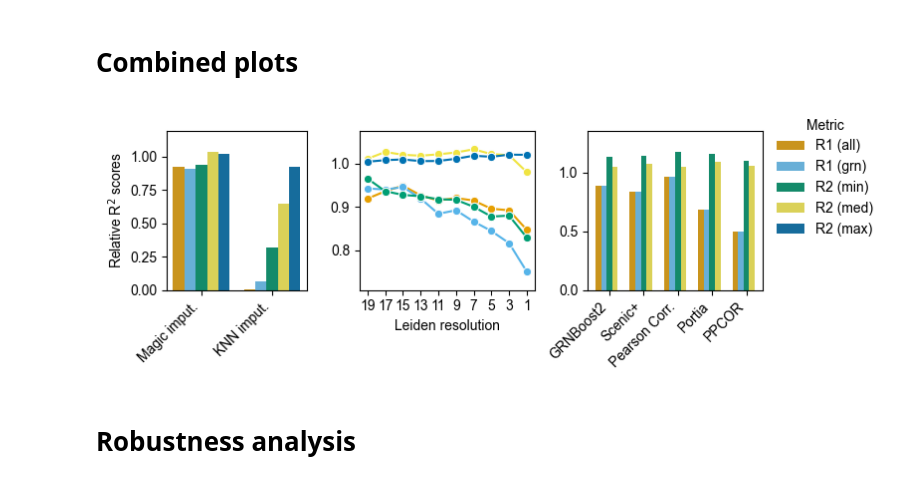
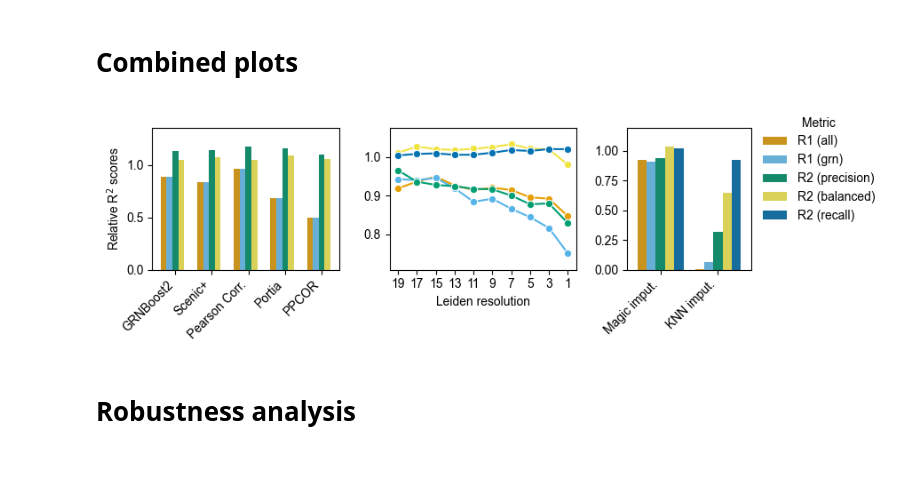
Before and after one commit to janursa/grn_benchmark, a Jupyter notebook: notebooks/process_results.ipynb, the cells around one changed output. Cells and saved outputs as stored; diff of their text form; code cells hidden in the pictures.

```diff
--- a/notebooks/process_results.ipynb
+++ b/notebooks/process_results.ipynb
@@ -29,7 +29,7 @@ results_folder = f'{task_grn_inference_dir}/resources/results'
 scores_dir = '../../task_grn_inference/resources/scores'
 from pandas.api.types import CategoricalDtype
 category_order = CategoricalDtype(categories=['GRNBoost2', 'Scenic+', 'Pearson Corr.', 'Portia', 'PPCOR'], ordered=True)
-metrics_category_order = CategoricalDtype(categories=['R1 (all)', 'R1 (grn)', 'R2 (min)', 'R2 (med)', 'R2 (max)'], ordered=True)
+metrics_category_order = CategoricalDtype(categories=['R1 (all)', 'R1 (grn)', 'R2 (precision)', 'R2 (balanced)', 'R2 (recall)'], ordered=True)
 
 datasets = ['op', 'replogle2', 'nakatake', 'norman', 'adamson']
 
@@ -380,7 +380,6 @@ fig.savefig(f"{results_folder}/figs/evaluation_scores_global_models.png", dpi=30
 # %% [markdown]
 # Scores: pseduobulking
 # %%
-fig, ax = plt.subplots(1, 1, figsize=(3, 6), sharey=False)
 
 scores_mat = pd.read_csv(f'{results_folder}/metacells/scores_all.csv', index_col=0)
 scores_mat.columns = scores_mat.columns.map(surragate_names)
@@ -388,7 +387,8 @@ scores_mat.index = scores_mat.index.map(lambda name: 'Original' if name == -1 el
 
 index_oder = ['Original'] + [f'Metacell (res={name})' for name in range(19, 0, -2)]
 
-scores_mat = scores_mat.reindex(index=index_oder)
-plot_heatmap(scores_mat, name='', ax=ax, cmap="viridis")
+# fig, ax = plt.subplots(1, 1, figsize=(3, 6), sharey=False)
+# scores_mat = scores_mat.reindex(index=index_oder)
+# plot_heatmap(scores_mat, name='', ax=ax, cmap="viridis")
 # ax.set_title(f"{surragate_names[dataset]}\n(Effect of pseudobulking)", pad=10, fontsize=12, fontweight='bold')
 # fig.savefig(f"{results_folder}/figs/evaluation_scores_imputation.png", dpi=300, transparent=True, bbox_inches='tight')
@@ -443,7 +441,6 @@ plt.show()
 # %% [markdown]
 # Scores: imputations
 # %%
-fig, ax = plt.subplots(1, 1, figsize=(2.5, 1.7), sharey=False)
 
 scores_mat_o = pd.read_csv(f'{scores_dir}/{dataset}/X_norm-50000-skeleton_False-binarize_True-ridge-global-False.csv', index_col=0)
 scores_mat = pd.read_csv(f'{results_folder}/imputation/scores_all.csv', index_col=0)
@@ -451,6 +448,8 @@ df_combined = pd.concat([ scores_mat_o.loc[['pearson_corr']], scores_mat.loc[['m
 df_combined.index = ['Single-cell', 'Magic imput.','KNN imput.']
 df_combined.columns = df_combined.columns.map(surragate_names)
 
-plot_heatmap(df_combined, name='', ax=ax, cmap="viridis")
+# fig, ax = plt.subplots(1, 1, figsize=(2.5, 1.7), sharey=False)
+
+# plot_heatmap(df_combined, name='', ax=ax, cmap="viridis")
 # ax.set_title(f"{surragate_names[dataset]}\n(Effect of imputation)", pad=10, fontsize=12, fontweight='bold')
 # fig.savefig(f"{results_folder}/figs/evaluation_scores_imputation.png", dpi=300, transparent=True, bbox_inches='tight')
@@ -559,53 +539,34 @@ fig.savefig(f"{results_folder}/figs/tf_guided_barplot.png", dpi=300, transparent
 # %% [markdown]
 # Combined plots
 # %%
-fig = plt.figure(figsize=(8, 2.7))
+fig = plt.figure(figsize=(9, 2.7))
 
 # Define the gridspec with uneven ratios for rows and columns
-gs = fig.add_gridspec(1, 3, width_ratios=[.8, 1, 1])
+gs = fig.add_gridspec(1, 3, width_ratios=[1.2, 1.2, .8])
 i=0
 ax = fig.add_subplot(gs[0, i])
-plot_imput_vs_singlecell(ax)
+plot_gb_vs_ridge(ax)
 ax.get_legend().remove()
 i+=1
-
 ax = fig.add_subplot(gs[0, i])
 plot_line_pseudobulking_effect(ax)
 ax.get_legend().remove()
 ax.set_ylabel('')
 i+=1
 
+
 ax = fig.add_subplot(gs[0, i])
-plot_gb_vs_ridge(ax)
-# ax.get_legend().remove()
+plot_imput_vs_singlecell(ax)
 ax.set_ylabel('')
-# ax.set_yticklabels([])
+ax.margins(x=.1)
+
 i+=1
+plt.subplots_adjust(wspace=1.5)
 
-# ax = fig.add_subplot(gs[0, i])
-# plot_tf_maked_versus_correlation(ax)
-# # ax.get_legend().remove()
-# ax.set_ylabel('Relative R2 score (log)')
-# ax.set_title('TF-guided vs pure correction', pad=15)
-# i+=1
-# for side in ['right', 'top']:
-#         ax.spines[side].set_visible(True)
-
-# fig.subplots_adjust(left=0.1, right=0.9)  # Set global boundaries if needed
-# ax_list = fig.axes  # List of all axes
-
-# # Leftmost axis
-# ax_list[0].set_position([0.05, 0.2, 0.2, 0.6])  # Farther left
-# # First middle axis
-# ax_list[1].set_position([0.34, 0.2, 0.2, 0.6])  # Closer to the second middle axis
-# # Second middle axis
-# ax_list[2].set_position([0.56, 0.2, 0.2, 0.6])  # Closer to the first middle axis
-# # Rightmost axis
-# ax_list[3].set_position([0.84, 0.2, 0.2, 0.6])  # Farther right
 plt.tight_layout()
 fig.savefig(f"{results_folder}/figs/relative_scores_all.png", dpi=300, transparent=True, bbox_inches='tight')
 # %% [output]
-[figure, old version]
+[figure, new version]
 # %% [markdown]
 # Robustness analysis
 # %%
```
Also changed, not shown: parts of 16 cells of this notebook, 8 other files.
